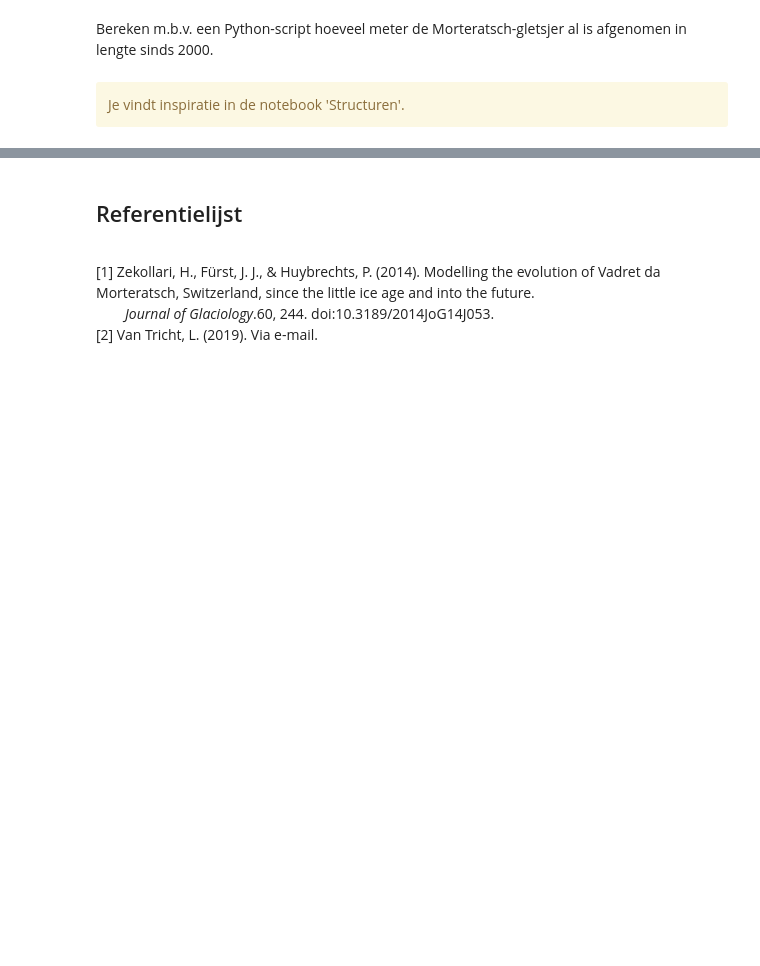
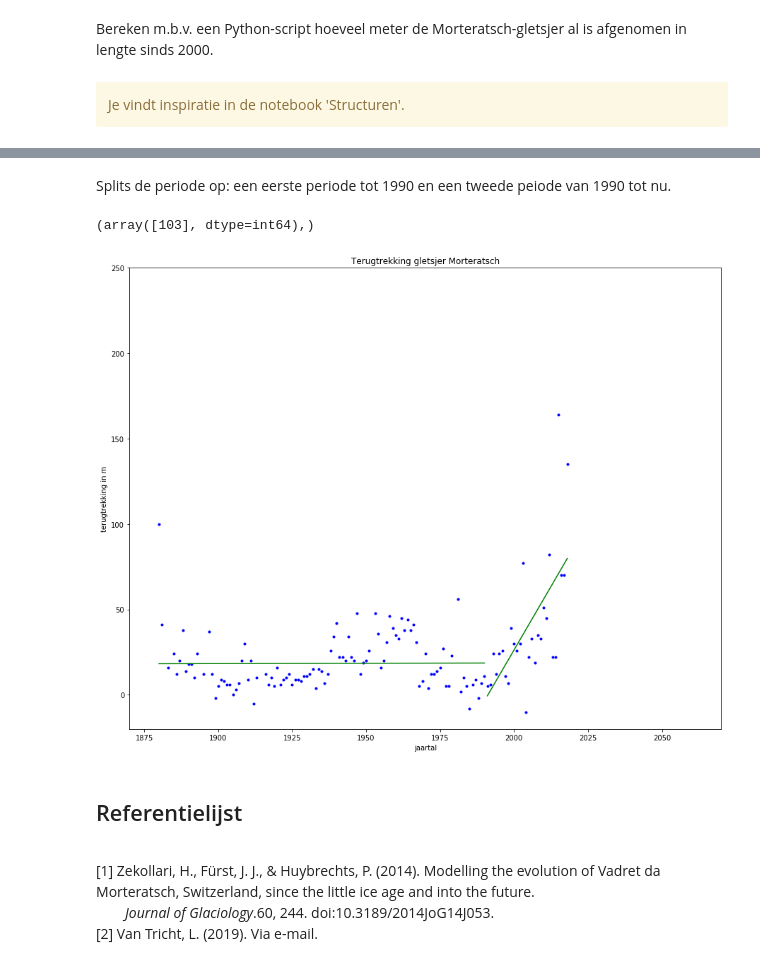
Before and after one commit to dwengovzw/KIKS, a Jupyter notebook: IntroductiePython/Morteratschgletsjer.ipynb, the cells around one changed output, grey strips where cells are left out. Saved outputs shown, nothing was run; the diff lists cells and outputs as text; code cells hidden in the pictures; blank space fills up the shorter version.

```diff
--- a/IntroductiePython/Morteratschgletsjer.ipynb
+++ b/IntroductiePython/Morteratschgletsjer.ipynb
@@ -241,3 +151,40 @@ print("De vergelijking van de rechte: y =", regressielijn_ml.coef_[0]*y_train_st
+# %% [markdown]
+Splits de periode op: een eerste periode tot 1990 en een tweede peiode van 1990 tot nu.
+# %%
+# index bepalen van 1991
+np.where(x==1991)
+# %% [output]
+(array([103], dtype=int64),)
+# %%
+# array's bepalen
+x1 = x[:103]
+y1 = y[:103]
+x2 = x[103:]
+y2 = y[103:]
+# %%
+# gewenste formaat
+X1 = x1[:, np.newaxis]
+X2 = x2[:, np.newaxis]
+
+# regressie
+regressielijn1 = LinearRegression()
+regressielijn1.fit(X1,y1)
+regressielijn2 = LinearRegression()
+regressielijn2.fit(X2,y2)
+
+# grafiek
+plt.figure(figsize=(15,12))
+plt.xlim(1870, 2070)
+plt.ylim(-20, 250)
+plt.scatter(x, y, color="blue", marker=".")
+plt.plot(x1, regressielijn1.predict(X1), color="green")
+plt.plot(x2, regressielijn2.predict(X2), color="green")
+plt.title("Terugtrekking gletsjer Morteratsch")
+plt.xlabel("jaartal")
+plt.ylabel("terugtrekking in m")
+plt.show()
+# %% [output]
+[figure, added]
 # %% [markdown]
 <div>
     <h2>Referentielijst</h2>
```
Also changed, not shown: parts of 39 cells of this notebook.
